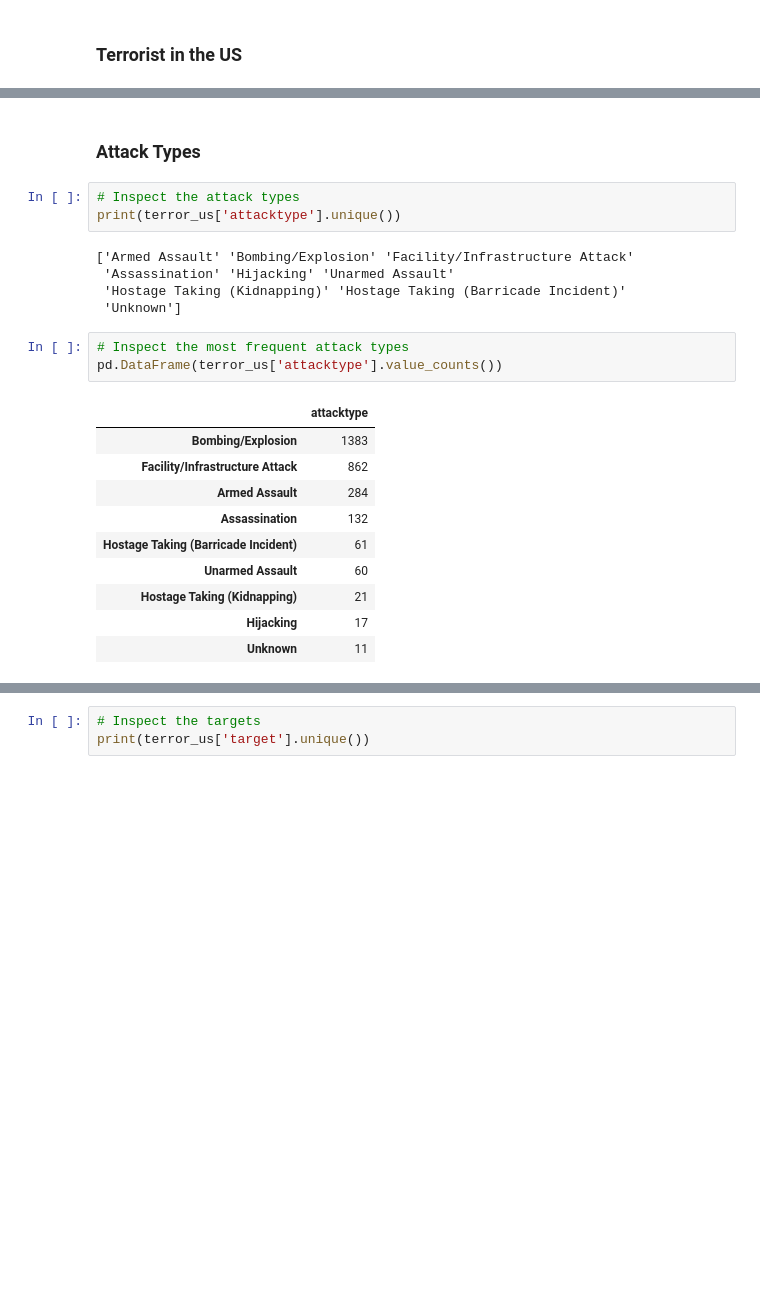
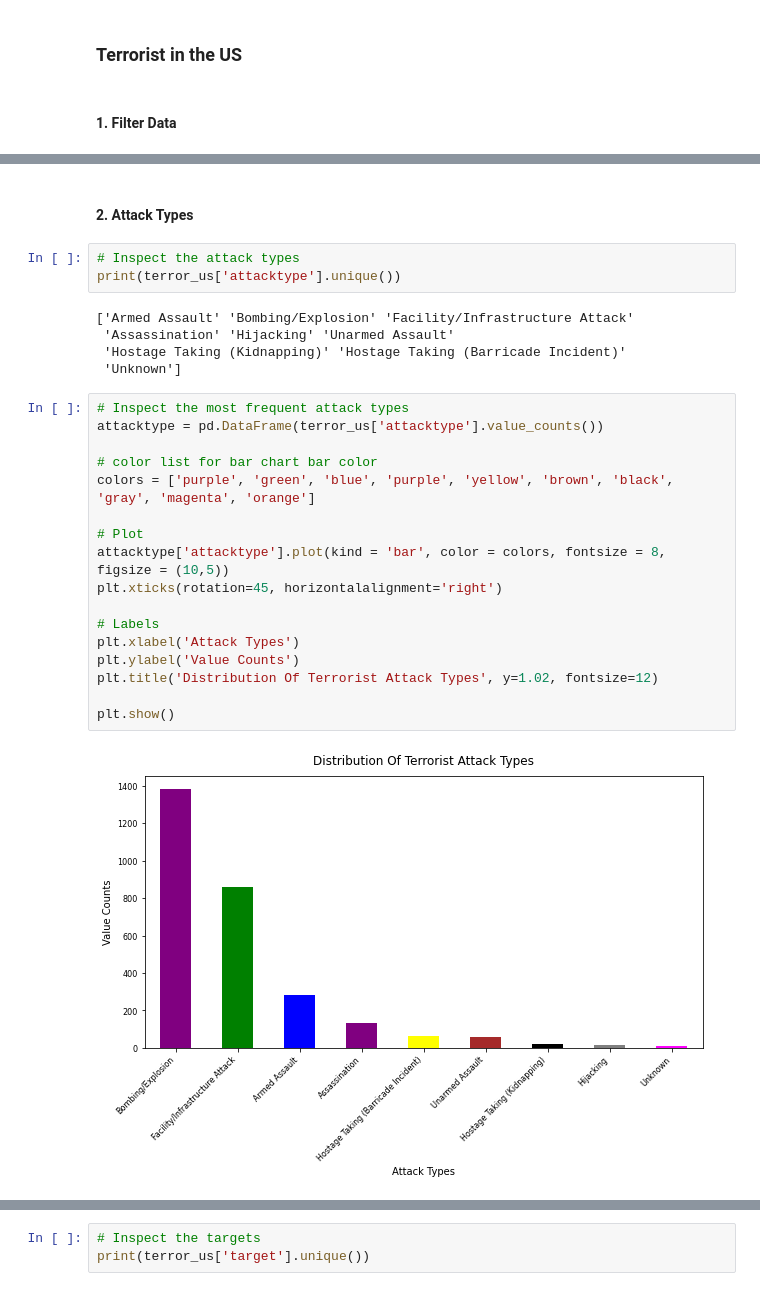
Before and after one commit to ndleah/TSF-data-science-internship, a Jupyter notebook: Task 4 - Exploratory Data Analysis - Terrorism - Intermediate/Exploratory Data Analysis - Terrorism.ipynb, the cells around one changed output, grey strips where cells are left out. Saved outputs shown, nothing was run; the diff lists cells and outputs as text; blank space fills up the shorter version.

Commit message:
adding visualization

```diff
--- a/Task 4 - Exploratory Data Analysis - Terrorism - Intermediate/Exploratory Data Analysis - Terrorism.ipynb
+++ b/Task 4 - Exploratory Data Analysis - Terrorism - Intermediate/Exploratory Data Analysis - Terrorism.ipynb
@@ -171,6 +181,8 @@ injuries      0
 dtype: int64
 # %% [markdown]
 ### Terrorist in the US
+# %% [markdown]
+#### 1. Filter Data
 # %%
 terror_us = terror_data[terror_data['country'] == 'United States']
 terror_us.head()
@@ -182,7 +194,7 @@ terror_us.head()
 | 9 | 197001030001 | 1970 | 1 | United States | North America | Wisconsin | Madison | 43.072950 | -89.386694 | Facility/Infrastructure Attack | ... |
 | 10 | 197001050001 | 1970 | 1 | United States | North America | Wisconsin | Baraboo | 43.468500 | -89.744299 | Bombing/Explosion | ... |
 # %% [markdown]
-### Attack Types
+#### 2. Attack Types
 # %%
 # Inspect the attack types
 print(terror_us['attacktype'].unique())
@@ -193,16 +205,21 @@ print(terror_us['attacktype'].unique())
  'Unknown']
 # %%
 # Inspect the most frequent attack types
-pd.DataFrame(terror_us['attacktype'].value_counts())
+attacktype = pd.DataFrame(terror_us['attacktype'].value_counts())
+
+# color list for bar chart bar color
+colors = ['purple', 'green', 'blue', 'purple', 'yellow', 'brown', 'black', 'gray', 'magenta', 'orange']
+
+# Plot
+attacktype['attacktype'].plot(kind = 'bar', color = colors, fontsize = 8, figsize = (10,5))
+plt.xticks(rotation=45, horizontalalignment='right')
+
+# Labels
+plt.xlabel('Attack Types')
+plt.ylabel('Value Counts')
+plt.title('Distribution Of Terrorist Attack Types', y=1.02, fontsize=12)
+
+plt.show()
 # %% [output]
-|  | attacktype |
-| Bombing/Explosion | 1383 |
-| Facility/Infrastructure Attack | 862 |
-| Armed Assault | 284 |
-| Assassination | 132 |
-| Hostage Taking (Barricade Incident) | 61 |
-| Unarmed Assault | 60 |
-| Hostage Taking (Kidnapping) | 21 |
-| Hijacking | 17 |
-| Unknown | 11 |
+[figure, added]
 # %% [markdown]
```
Also changed, not shown: parts of 21 cells of this notebook.
